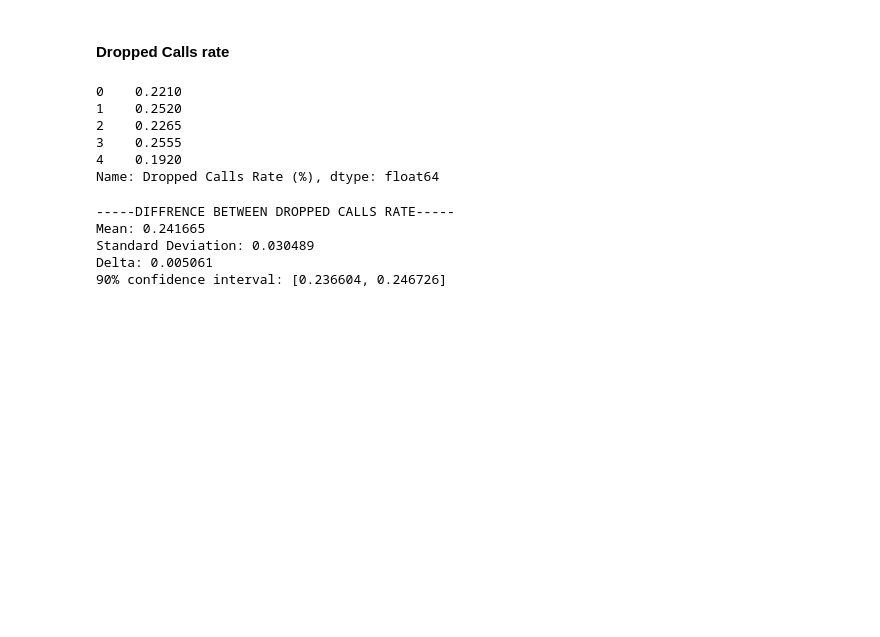
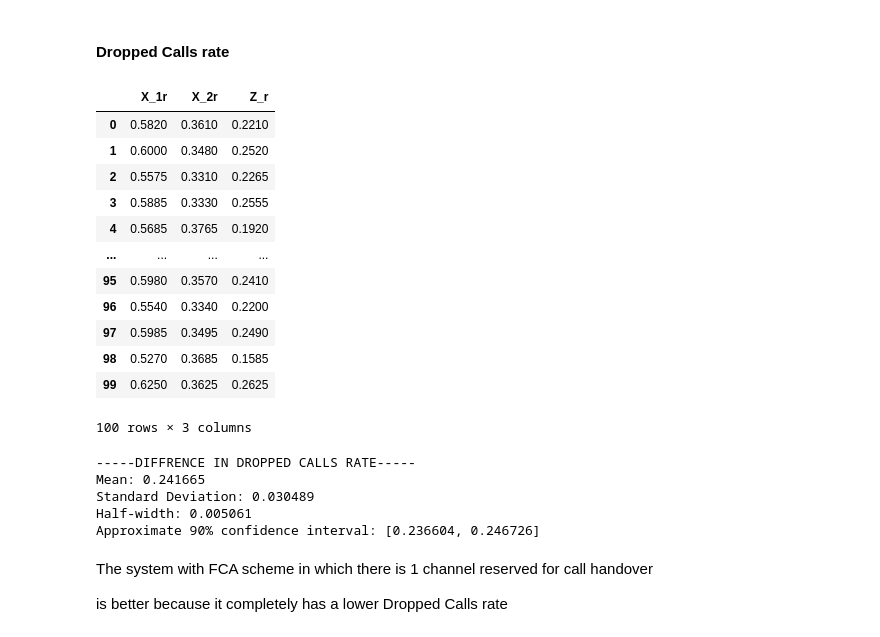
Before and after one commit to tkhang1999/CZ4015-Call-Me-Maybe, a Jupyter notebook: analysis/Output Analysis.ipynb, the cells around one changed output. Drawn from its saved outputs; the diff is of its cells as text; code cells hidden in the pictures; blank space fills up the shorter version.

```diff
--- a/analysis/Output Analysis.ipynb
+++ b/analysis/Output Analysis.ipynb
@@ -218,16 +228,27 @@ Delta: 0.006381
 # %% [markdown]
 #### Dropped Calls rate
 # %%
-# Subtract the Dropped Calls rate between 2 schemes
+# Calculate the difference in Dropped Calls rate between 2 schemes
 Z_r_dropped_rate = dropped_rate_no_reservation - dropped_rate_handover_reservation
-Z_r_dropped_rate.head()
+data_dropped_rate = {"X_1r": dropped_rate_no_reservation,
+                     "X_2r": dropped_rate_handover_reservation,
+                     "Z_r": Z_r_dropped_rate}
+data_dropped_rate = pd.DataFrame(data_dropped_rate)
+data_dropped_rate
 # %% [output]
+|  | X_1r | X_2r | Z_r |
+| 0 | 0.5820 | 0.3610 | 0.2210 |
+| 1 | 0.6000 | 0.3480 | 0.2520 |
+| 2 | 0.5575 | 0.3310 | 0.2265 |
+| 3 | 0.5885 | 0.3330 | 0.2555 |
+| 4 | 0.5685 | 0.3765 | 0.1920 |
+| ... | ... | ... | ... |
+| 95 | 0.5980 | 0.3570 | 0.2410 |
+| 96 | 0.5540 | 0.3340 | 0.2200 |
+| 97 | 0.5985 | 0.3495 | 0.2490 |
+| 98 | 0.5270 | 0.3685 | 0.1585 |
+| 99 | 0.6250 | 0.3625 | 0.2625 |
-0    0.2210
-1    0.2520
-2    0.2265
-3    0.2555
-4    0.1920
-Name: Dropped Calls Rate (%), dtype: float64
+100 rows × 3 columns
 # %%
 # Calculate the mean and standard deviation
 mean6 = Z_r_dropped_rate.mean()
@@ -237,15 +258,18 @@ t = 1.66
 n = 100
 delta6 = t*std6/(math.sqrt(n))
 
-print("-----DIFFRENCE BETWEEN DROPPED CALLS RATE-----")
+print("-----DIFFRENCE IN DROPPED CALLS RATE-----")
 print("Mean: {:f}".format(mean6))
 print("Standard Deviation: {:f}".format(std6))
-print("Delta: {:f}".format(delta6))
-print("90% confidence interval: [{:f}, {:f}]" \
-      .format(mean6 -delta6, mean6 + delta6))
+print("Half-width: {:f}".format(delta6))
+print("Approximate 90% confidence interval: [{:f}, {:f}]".format(mean6 -delta6, mean6 + delta6))
 # %% [output]
------DIFFRENCE BETWEEN DROPPED CALLS RATE-----
+-----DIFFRENCE IN DROPPED CALLS RATE-----
 Mean: 0.241665
 Standard Deviation: 0.030489
-Delta: 0.005061
-90% confidence interval: [0.236604, 0.246726]
+Half-width: 0.005061
+Approximate 90% confidence interval: [0.236604, 0.246726]
+# %% [markdown]
+The system with FCA scheme in which there is 1 channel reserved for call handover
+
+is better because it completely has a lower Dropped Calls rate
```
Also changed, not shown: parts of 6 cells of this notebook.
